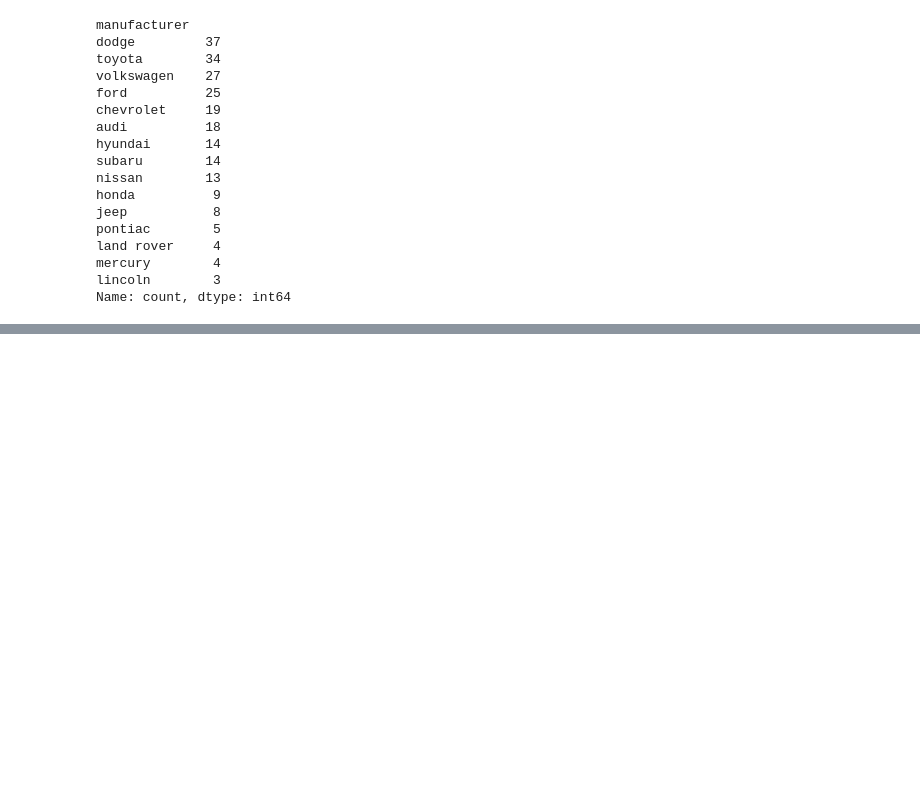
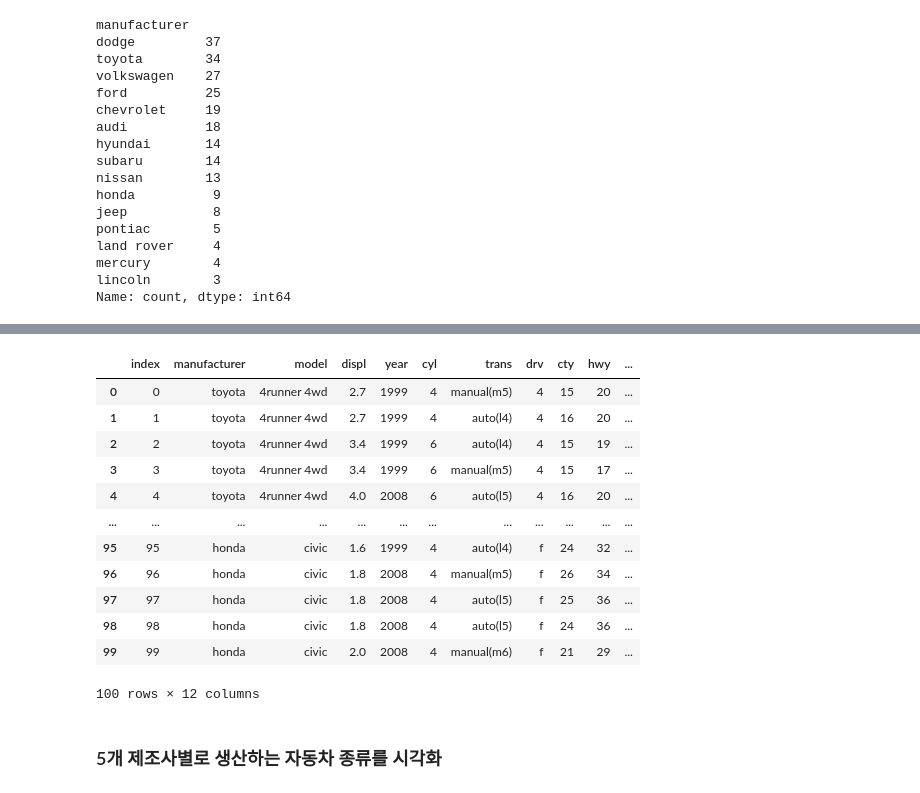
Before and after one commit to hyerimmmmm/SWDataAnalysisClass, a Jupyter notebook: pythonStudy/LIB/mpg데이터 실습.ipynb, the cells around one changed output, grey strips where cells are left out. Saved outputs shown, nothing was run; the diff lists cells and outputs as text; code cells hidden in the pictures; blank space fills up the shorter version.

```diff
--- a/pythonStudy/LIB/mpg데이터 실습.ipynb
+++ b/pythonStudy/LIB/mpg데이터 실습.ipynb
@@ -381,0 +410,6 @@ toyota
+# %%
+# 방법 4
+# manufacturer 열을 인덱스로 지정
+mpg_manu = mpg.set_index('manufacturer')
+total4 = mpg_manu.loc[['toyota', 'ford', 'audi', 'hyundai', 'honda']]
+total4
@@ -381,0 +431,21 @@ toyota
+# %%
+# 인덱스 다시 번호로
+# reset_index(): 기본 숫자형 인덱스로 변환
+total4.reset_index(inplace = True)
+total4
+# %% [output]
+|  | index | manufacturer | model | displ | year | cyl | trans | drv | cty | hwy | ... |
+| 0 | 0 | toyota | 4runner 4wd | 2.7 | 1999 | 4 | manual(m5) | 4 | 15 | 20 | ... |
+| 1 | 1 | toyota | 4runner 4wd | 2.7 | 1999 | 4 | auto(l4) | 4 | 16 | 20 | ... |
+| 2 | 2 | toyota | 4runner 4wd | 3.4 | 1999 | 6 | auto(l4) | 4 | 15 | 19 | ... |
+| 3 | 3 | toyota | 4runner 4wd | 3.4 | 1999 | 6 | manual(m5) | 4 | 15 | 17 | ... |
+| 4 | 4 | toyota | 4runner 4wd | 4.0 | 2008 | 6 | auto(l5) | 4 | 16 | 20 | ... |
+| ... | ... | ... | ... | ... | ... | ... | ... | ... | ... | ... | ... |
+| 95 | 95 | honda | civic | 1.6 | 1999 | 4 | auto(l4) | f | 24 | 32 | ... |
+| 96 | 96 | honda | civic | 1.8 | 2008 | 4 | manual(m5) | f | 26 | 34 | ... |
+| 97 | 97 | honda | civic | 1.8 | 2008 | 4 | auto(l5) | f | 25 | 36 | ... |
+| 98 | 98 | honda | civic | 1.8 | 2008 | 4 | auto(l5) | f | 24 | 36 | ... |
+| 99 | 99 | honda | civic | 2.0 | 2008 | 4 | manual(m6) | f | 21 | 29 | ... |
+100 rows × 12 columns
+# %% [markdown]
+### 5개 제조사별로 생산하는 자동차 종류를 시각화
```
Also changed, not shown: parts of 10 cells of this notebook.
